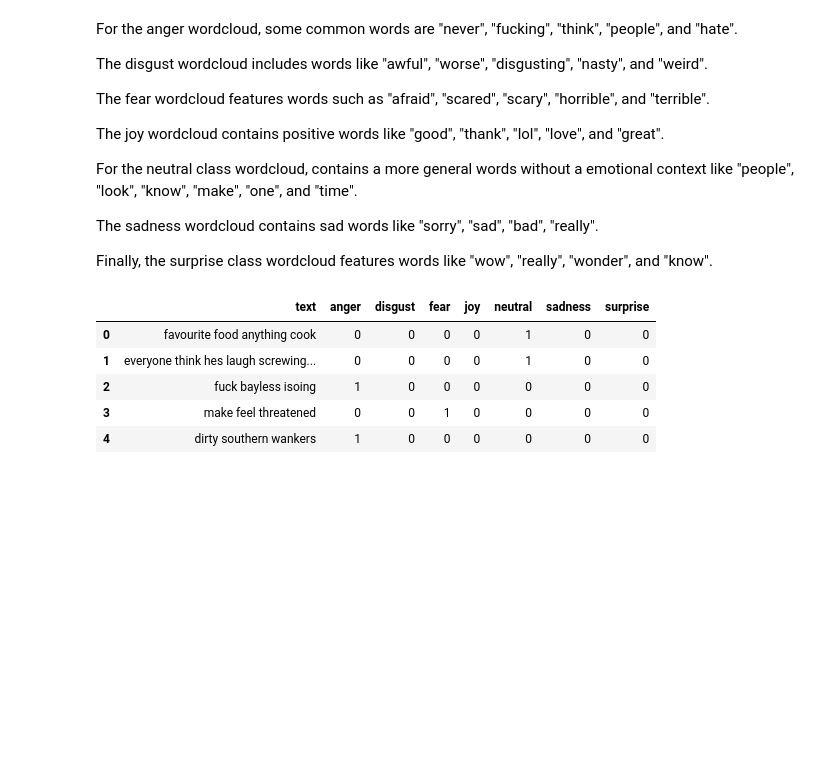
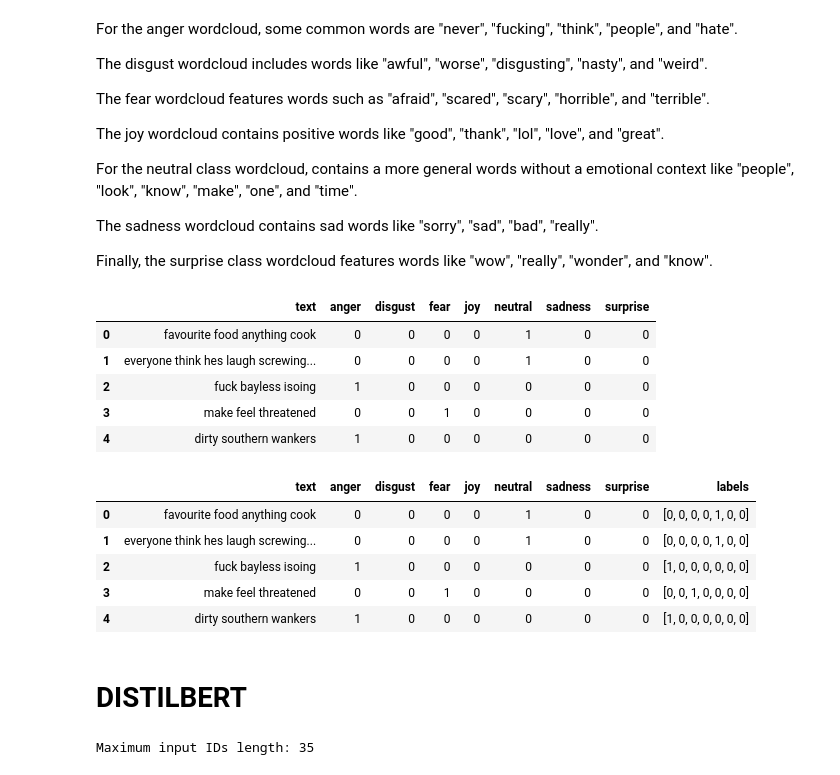
Before and after one commit to darrennnnnn/text-mining-project, a Jupyter notebook: emotionClassification.ipynb, the cells around one changed output. Cells and saved outputs as stored; diff of their text form; code cells hidden in the pictures; blank space fills up the shorter version.

```diff
--- a/emotionClassification.ipynb
+++ b/emotionClassification.ipynb
@@ -487,3 +511,19 @@ train_df.head()
 | 2 | fuck bayless isoing | 1 | 0 | 0 | 0 | 0 | 0 | 0 |
 | 3 | make feel threatened | 0 | 0 | 1 | 0 | 0 | 0 | 0 |
 | 4 | dirty southern wankers | 1 | 0 | 0 | 0 | 0 | 0 | 0 |
+# %%
+label_columns = ["anger", "disgust", "fear", "joy", "neutral", "sadness", "surprise"]
+train_df["labels"] = train_df[label_columns].values.tolist()
+test_df["labels"] = test_df[label_columns].values.tolist()
+val_df["labels"] = val_df[label_columns].values.tolist()
+# %%
+train_df.head()
+# %% [output]
+|  | text | anger | disgust | fear | joy | neutral | sadness | surprise | labels |
+| 0 | favourite food anything cook | 0 | 0 | 0 | 0 | 1 | 0 | 0 | [0, 0, 0, 0, 1, 0, 0] |
+| 1 | everyone think hes laugh screwing... | 0 | 0 | 0 | 0 | 1 | 0 | 0 | [0, 0, 0, 0, 1, 0, 0] |
+| 2 | fuck bayless isoing | 1 | 0 | 0 | 0 | 0 | 0 | 0 | [1, 0, 0, 0, 0, 0, 0] |
+| 3 | make feel threatened | 0 | 0 | 1 | 0 | 0 | 0 | 0 | [0, 0, 1, 0, 0, 0, 0] |
+| 4 | dirty southern wankers | 1 | 0 | 0 | 0 | 0 | 0 | 0 | [1, 0, 0, 0, 0, 0, 0] |
+# %% [markdown]
+# DISTILBERT
@@ -489,0 +548,21 @@ train_df.head()
+# %%
+
+# Define the model checkpoint and tokenizer
+model_ckpt = "distilbert-base-uncased"
+tokenizer = DistilBertTokenizer.from_pretrained(model_ckpt)
+
+# Define the tokenization function
+def tokenize(batch):
+    return tokenizer(batch["text"], padding=True, truncation=True, return_tensors=None)
+
+# Tokenize the training dataset (ensure it has a "text" column)
+train_encoded = dataset_train.map(tokenize, batched=True)
+
+# Calculate the length of each 'input_ids' sequence in the training dataset
+input_ids_lengths = [len(input_ids) for input_ids in train_encoded["input_ids"]]
+
+# Find the maximum length of the 'input_ids' sequences
+max_input_ids_length = max(input_ids_lengths)
+print(f"Maximum input IDs length: {max_input_ids_length}")
+# %% [output]
+Maximum input IDs length: 35
```
Also changed, not shown: parts of 31 cells of this notebook, 2 other files.
